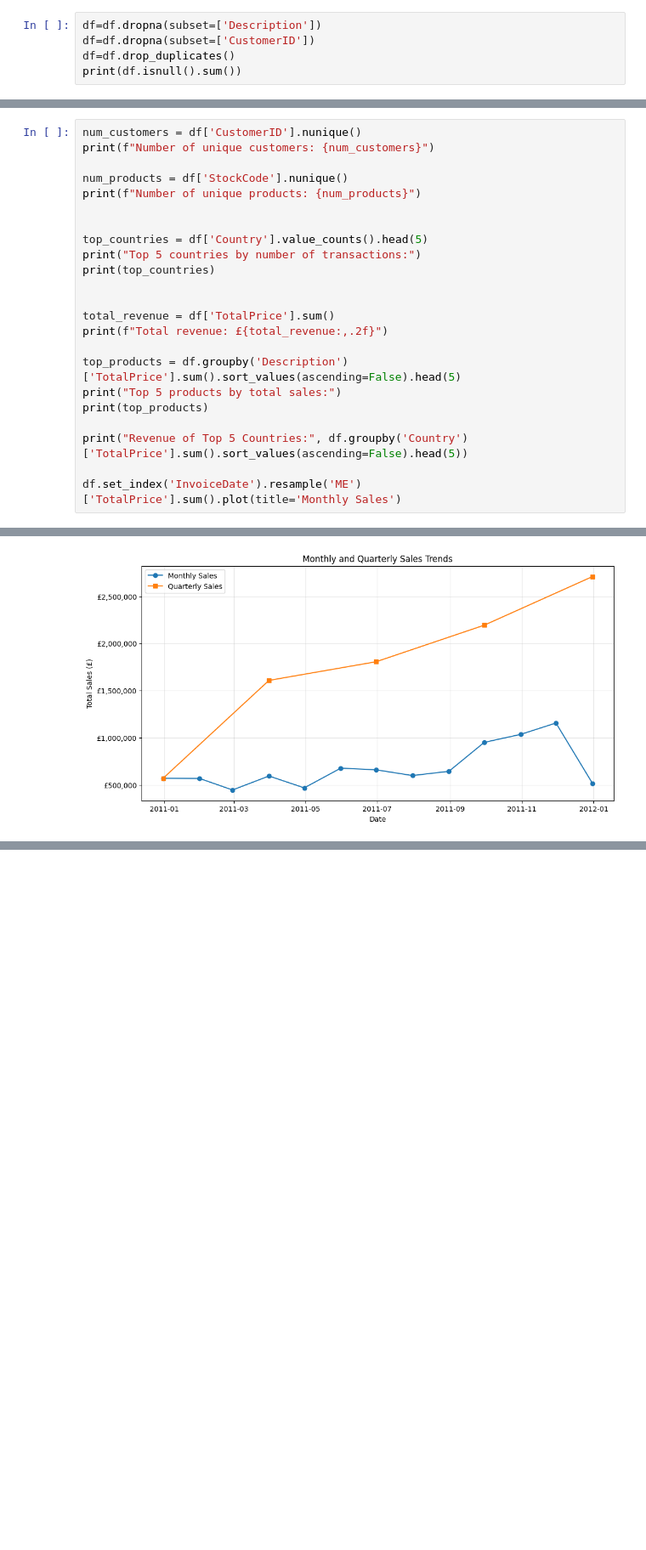
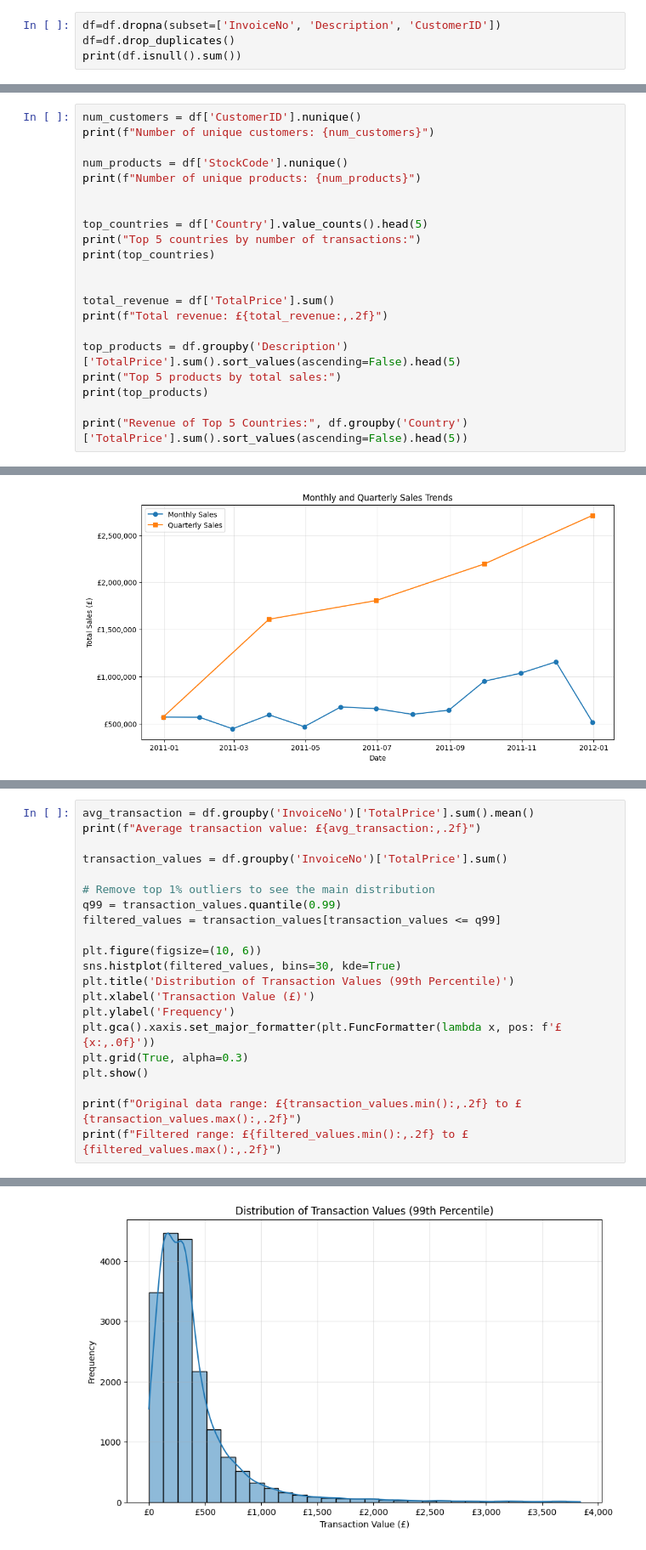
Before and after one commit to DanielDubrovsky/UK-Ecommerce-Data-Cleaning-and-Analysis, a Jupyter notebook: Notebooks/ecommerce.ipynb, the cells around one changed output, grey strips where cells are left out. Shown at 85% size. Saved outputs shown, nothing was run; the diff lists cells and outputs as text; blank space fills up the shorter version.

```diff
--- a/Notebooks/ecommerce.ipynb
+++ b/Notebooks/ecommerce.ipynb
@@ -88,8 +88,7 @@ dtype: int64
 # %% [markdown]
 This section shows how many null values we have for each coulmn. Looking at the result I could see that there are lots of entries in Description and CustomerID in which there are null values, therefore they should be cleaned as they are not complete rows.
 # %%
-df=df.dropna(subset=['Description'])
-df=df.dropna(subset=['CustomerID'])
+df=df.dropna(subset=['InvoiceNo', 'Description', 'CustomerID'])
 df=df.drop_duplicates()
 print(df.isnull().sum())
 # %% [output]
@@ -141,8 +140,6 @@ print("Top 5 products by total sales:")
 print(top_products)
 
 print("Revenue of Top 5 Countries:", df.groupby('Country')['TotalPrice'].sum().sort_values(ascending=False).head(5))
-
-df.set_index('InvoiceDate').resample('ME')['TotalPrice'].sum().plot(title='Monthly Sales')
 # %% [output]
 Number of unique customers: 4338
 Number of unique products: 3665
@@ -185,0 +185,22 @@ plt.show()
+# %%
+avg_transaction = df.groupby('InvoiceNo')['TotalPrice'].sum().mean()
+print(f"Average transaction value: £{avg_transaction:,.2f}")
+
+transaction_values = df.groupby('InvoiceNo')['TotalPrice'].sum()
+
+# Remove top 1% outliers to see the main distribution
+q99 = transaction_values.quantile(0.99)
+filtered_values = transaction_values[transaction_values <= q99]
+
+plt.figure(figsize=(10, 6))
+sns.histplot(filtered_values, bins=30, kde=True)
+plt.title('Distribution of Transaction Values (99th Percentile)')
+plt.xlabel('Transaction Value (£)')
+plt.ylabel('Frequency')
+plt.gca().xaxis.set_major_formatter(plt.FuncFormatter(lambda x, pos: f'£{x:,.0f}'))
+plt.grid(True, alpha=0.3)
+plt.show()
+
+print(f"Original data range: £{transaction_values.min():,.2f} to £{transaction_values.max():,.2f}")
+print(f"Filtered range: £{filtered_values.min():,.2f} to £{filtered_values.max():,.2f}")
+# %% [output]
@@ -185,0 +208 @@ plt.show()
+[figure, added]
```
Also changed, not shown: parts of 10 cells of this notebook.
